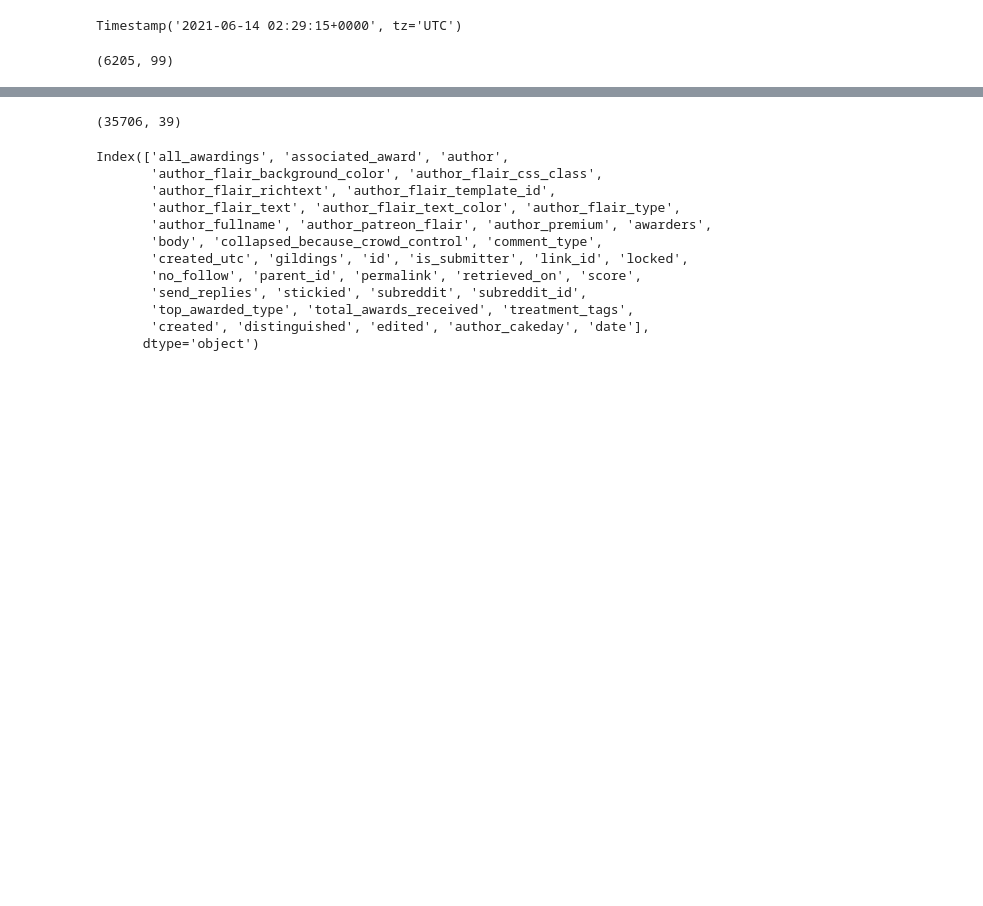
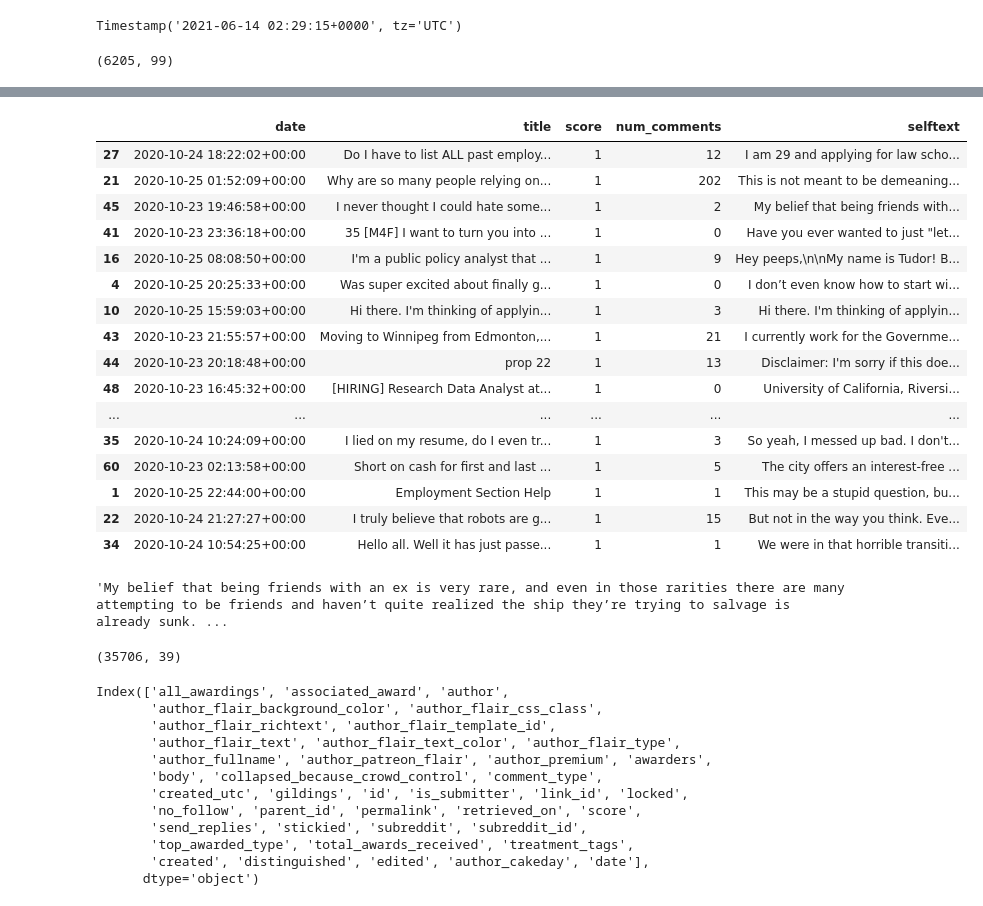
Before and after one commit to factitious/survey_v_social_media, a Jupyter notebook: Methods/Scripts/Reddit/usageOverview.ipynb, the cells around one changed output, grey strips where cells are left out. Cells and saved outputs as stored; diff of their text form; code cells hidden in the pictures; blank space fills up the shorter version.

Commit message:
Started outline for testDev (reddit)

```diff
--- a/Methods/Scripts/Reddit/usageOverview.ipynb
+++ b/Methods/Scripts/Reddit/usageOverview.ipynb
@@ -149,3 +195,28 @@ q_jobs_submissions[['date','title', 'score', 'num_comments', 'selftext']].sample
+# %%
+q_jobs_submissions2['date'] = pd.to_datetime(q_jobs_submissions2['created_utc'], utc=True, unit='s')
+q_jobs_submissions2[['date','title', 'score', 'num_comments', 'selftext']].sample(20)
+# %% [output]
+|  | date | title | score | num_comments | selftext |
+| 27 | 2020-10-24 18:22:02+00:00 | Do I have to list ALL past employ... | 1 | 12 | I am 29 and applying for law scho... |
+| 21 | 2020-10-25 01:52:09+00:00 | Why are so many people relying on... | 1 | 202 | This is not meant to be demeaning... |
+| 45 | 2020-10-23 19:46:58+00:00 | I never thought I could hate some... | 1 | 2 | My belief that being friends with... |
+| 41 | 2020-10-23 23:36:18+00:00 | 35 [M4F] I want to turn you into ... | 1 | 0 | Have you ever wanted to just "let... |
+| 16 | 2020-10-25 08:08:50+00:00 | I'm a public policy analyst that ... | 1 | 9 | Hey peeps,\n\nMy name is Tudor! B... |
+| 4 | 2020-10-25 20:25:33+00:00 | Was super excited about finally g... | 1 | 0 | I don’t even know how to start wi... |
+| 10 | 2020-10-25 15:59:03+00:00 | Hi there. I'm thinking of applyin... | 1 | 3 | Hi there. I'm thinking of applyin... |
+| 43 | 2020-10-23 21:55:57+00:00 | Moving to Winnipeg from Edmonton,... | 1 | 21 | I currently work for the Governme... |
+| 44 | 2020-10-23 20:18:48+00:00 | prop 22 | 1 | 13 | Disclaimer: I'm sorry if this doe... |
+| 48 | 2020-10-23 16:45:32+00:00 | [HIRING] Research Data Analyst at... | 1 | 0 | University of California, Riversi... |
+| ... | ... | ... | ... | ... | ... |
+| 35 | 2020-10-24 10:24:09+00:00 | I lied on my resume, do I even tr... | 1 | 3 | So yeah, I messed up bad. I don't... |
+| 60 | 2020-10-23 02:13:58+00:00 | Short on cash for first and last ... | 1 | 5 | The city offers an interest-free ... |
+| 1 | 2020-10-25 22:44:00+00:00 | Employment Section Help | 1 | 1 | This may be a stupid question, bu... |
+| 22 | 2020-10-24 21:27:27+00:00 | I truly believe that robots are g... | 1 | 15 | But not in the way you think. Eve... |
+| 34 | 2020-10-24 10:54:25+00:00 | Hello all. Well it has just passe... | 1 | 1 | We were in that horrible transiti... |
+# %%
+q_jobs_submissions2['selftext'][45]
+# %% [output]
+'My belief that being friends with an ex is very rare, and even in those rarities there are many attempting to be friends and haven’t quite realized the ship they’re trying to salvage is already sunk. ...
 # %%
 start_time = int(datetime(2020, 10, 23).timestamp())
 end_time = int(datetime(2020, 10, 26).timestamp())
```
Also changed, not shown: parts of 3 cells of this notebook.
